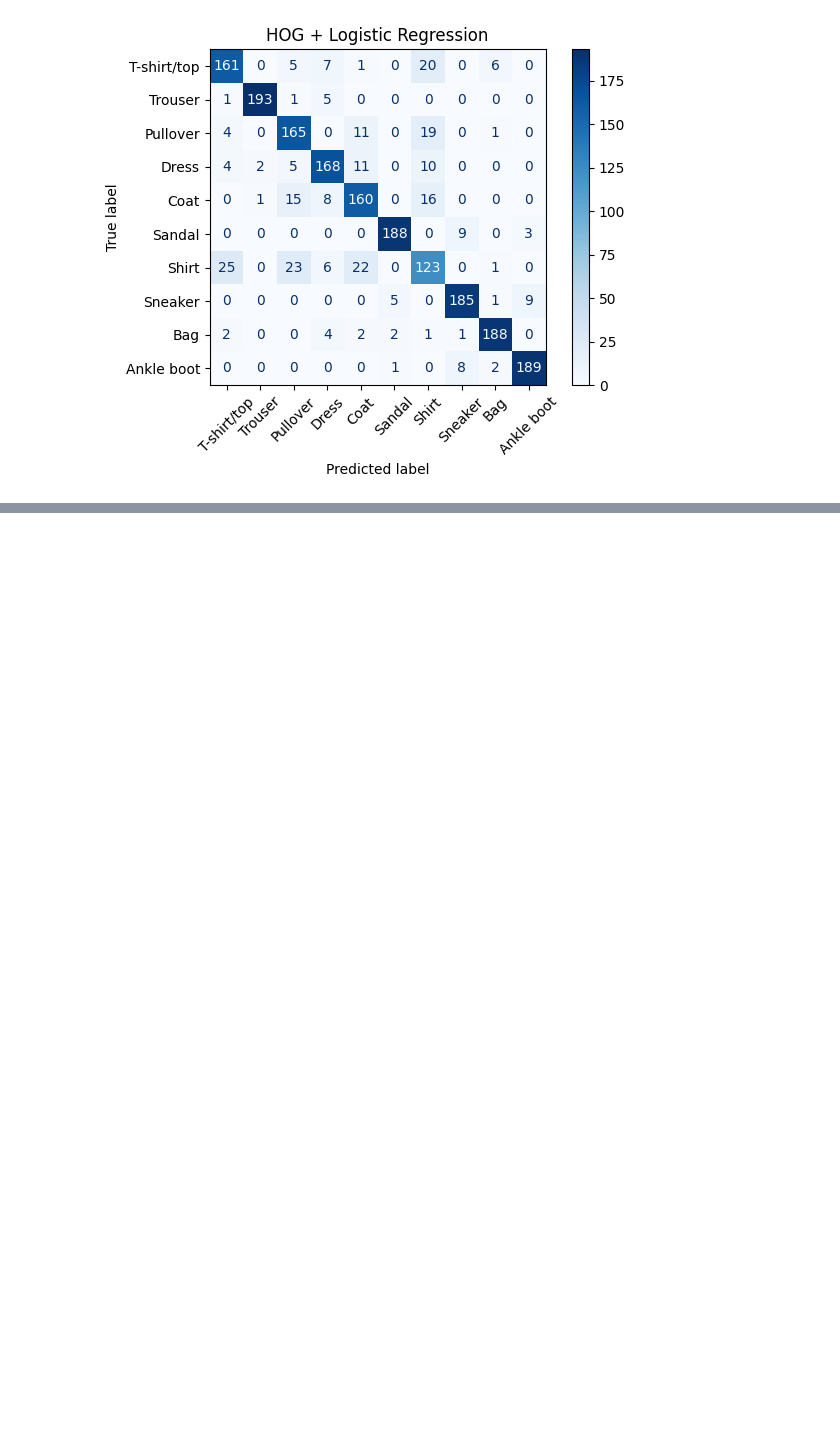
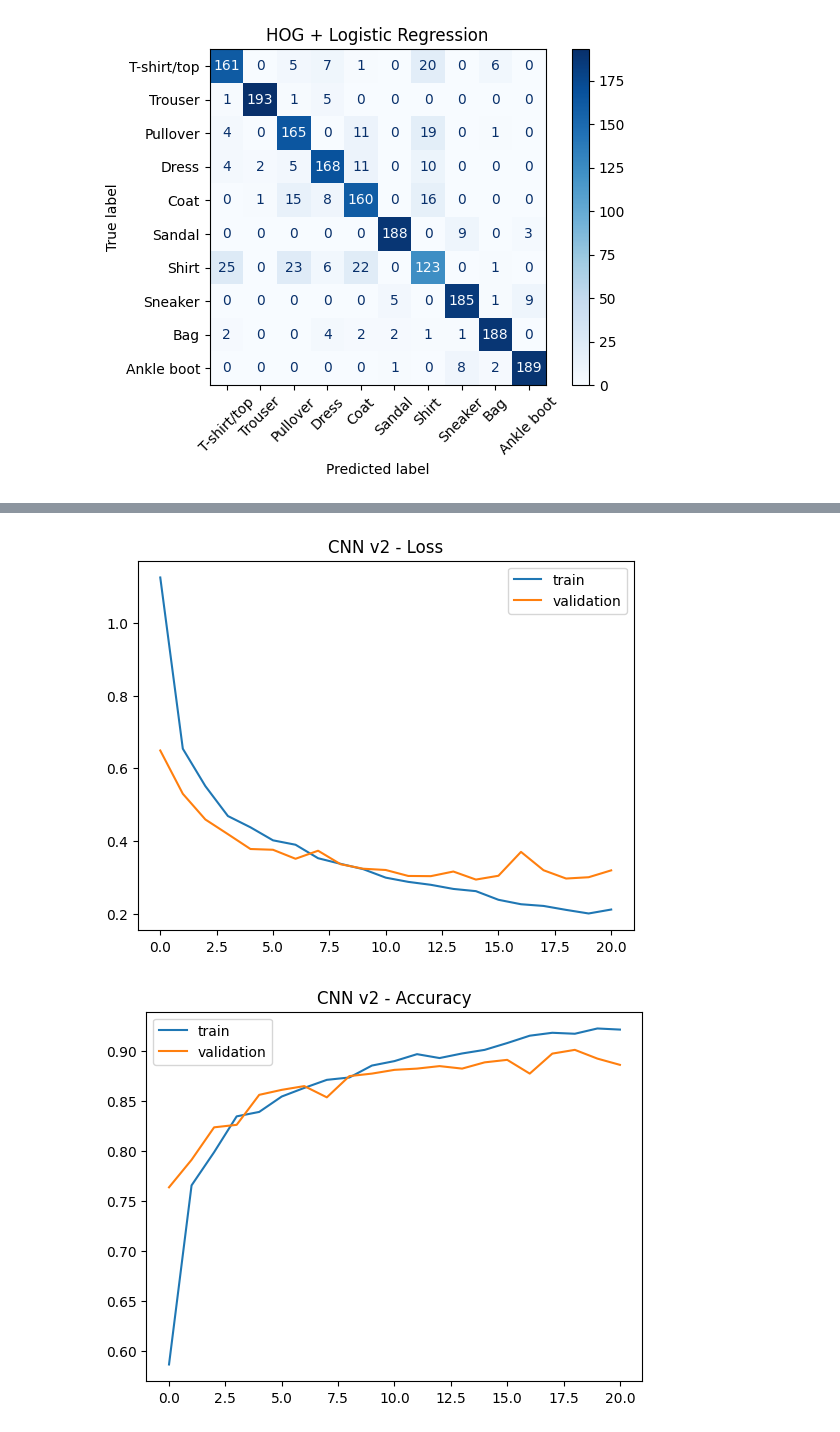
Before and after one commit to AnaDiazJ/egci463, a Jupyter notebook: Pattern_Midterm_Group9.ipynb, the cells around one changed output, grey strips where cells are left out. Saved outputs shown, nothing was run; the diff lists cells and outputs as text; code cells hidden in the pictures; blank space fills up the shorter version.

```diff
--- a/Pattern_Midterm_Group9.ipynb
+++ b/Pattern_Midterm_Group9.ipynb
@@ -754,0 +817,14 @@ display(comparison.style.format({"Test accuracy": "{:.2%}"}))
+# %%
+import matplotlib.pyplot as plt
+
+# Compare training and validation curves to detect over/underfitting
+plt.plot(history_v2.history['loss'], label='train')
+plt.plot(history_v2.history['val_loss'], label='validation')
+plt.legend(); plt.title('CNN v2 - Loss'); plt.show()
+
+plt.plot(history_v2.history['accuracy'], label='train')
+plt.plot(history_v2.history['val_accuracy'], label='validation')
+plt.legend(); plt.title('CNN v2 - Accuracy'); plt.show()
+# %% [output]
+[figure, added]
+[figure, added]
```
Also changed, not shown: parts of 14 cells of this notebook.
